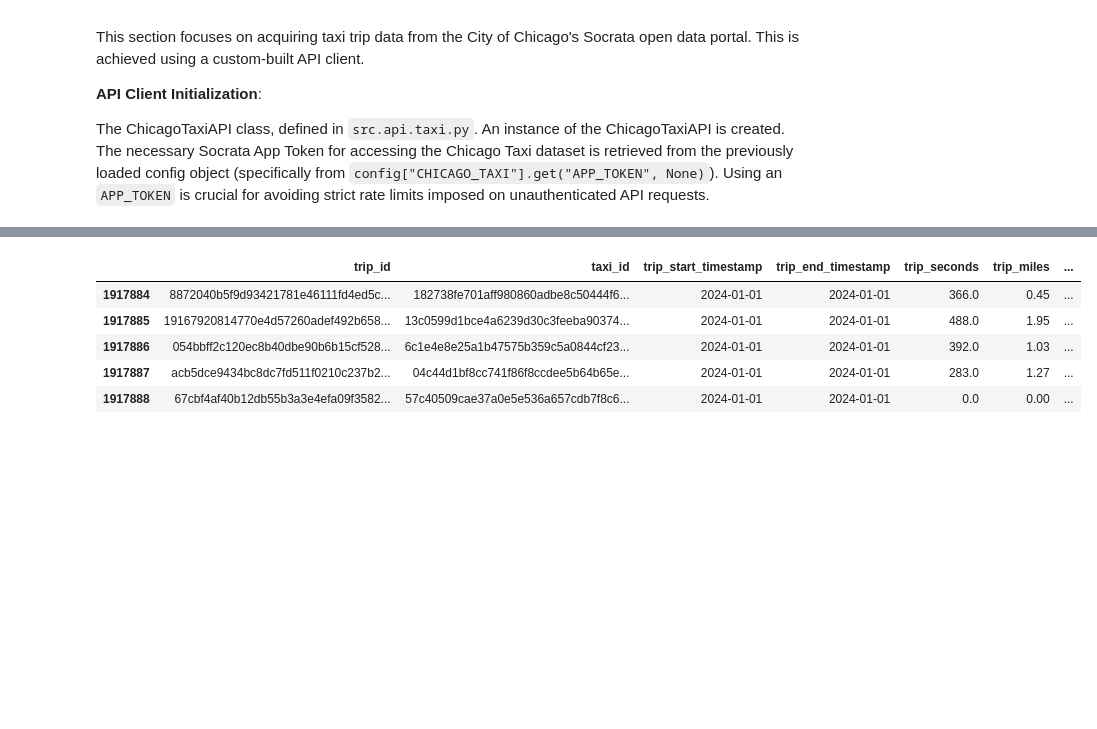
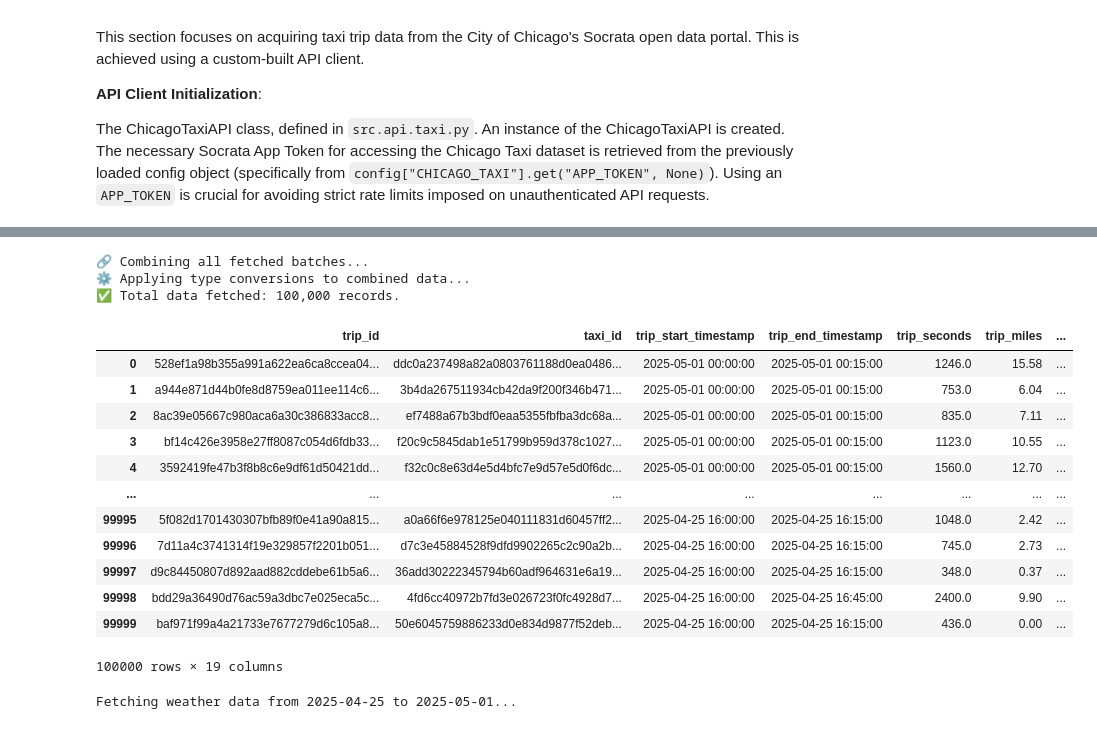
Before and after one commit to rreiners/AAA, a Jupyter notebook: notebooks/01_Data_Preparation.ipynb, the cells around one changed output, grey strips where cells are left out. Drawn from its saved outputs; the diff is of its cells as text; code cells hidden in the pictures; blank space fills up the shorter version.

```diff
--- a/notebooks/01_Data_Preparation.ipynb
+++ b/notebooks/01_Data_Preparation.ipynb
@@ -158,6 +192,8 @@ display(m)
 # %% [output]
 [interactive output not drawn]
 # %%
+raw_data_dir.mkdir(parents=True, exist_ok=True)
+
 df_batch_sample = api.fetch_batch_data(
     select = (
         "trip_id, taxi_id, trip_start_timestamp, trip_end_timestamp, trip_seconds, "
@@ -168,36 +204,54 @@ df_batch_sample = api.fetch_batch_data(
     where=(
         "pickup_centroid_location IS NOT NULL "
         "AND dropoff_centroid_location IS NOT NULL "
-        "AND trip_start_timestamp >= trip_end_timestamp "
+        "AND trip_start_timestamp <= trip_end_timestamp "
         "AND trip_start_timestamp IS NOT NULL"
     ),
-    output_dir=raw_data_dir
+    output_dir=raw_data_dir, records_to_fetch=100000, batch_size=50000
+
 )
+# %% [output]
+🔗 Combining all fetched batches...
+⚙️ Applying type conversions to combined data...
+✅ Total data fetched: 100,000 records.
 # %%
-df_batch_sample.tail()
+df_batch_sample
 # %% [output]
 |  | trip_id | taxi_id | trip_start_timestamp | trip_end_timestamp | trip_seconds | trip_miles | ... |
-| 1917884 | 8872040b5f9d93421781e46111fd4ed5c... | 182738fe701aff980860adbe8c50444f6... | 2024-01-01 | 2024-01-01 | 366.0 | 0.45 | ... |
-| 1917885 | 19167920814770e4d57260adef492b658... | 13c0599d1bce4a6239d30c3feeba90374... | 2024-01-01 | 2024-01-01 | 488.0 | 1.95 | ... |
-| 1917886 | 054bbff2c120ec8b40dbe90b6b15cf528... | 6c1e4e8e25a1b47575b359c5a0844cf23... | 2024-01-01 | 2024-01-01 | 392.0 | 1.03 | ... |
-| 1917887 | acb5dce9434bc8dc7fd511f0210c237b2... | 04c44d1bf8cc741f86f8ccdee5b64b65e... | 2024-01-01 | 2024-01-01 | 283.0 | 1.27 | ... |
-| 1917888 | 67cbf4af40b12db55b3a3e4efa09f3582... | 57c40509cae37a0e5e536a657cdb7f8c6... | 2024-01-01 | 2024-01-01 | 0.0 | 0.00 | ... |
+| 0 | 528ef1a98b355a991a622ea6ca8ccea04... | ddc0a237498a82a0803761188d0ea0486... | 2025-05-01 00:00:00 | 2025-05-01 00:15:00 | 1246.0 | 15.58 | ... |
+| 1 | a944e871d44b0fe8d8759ea011ee114c6... | 3b4da267511934cb42da9f200f346b471... | 2025-05-01 00:00:00 | 2025-05-01 00:15:00 | 753.0 | 6.04 | ... |
+| 2 | 8ac39e05667c980aca6a30c386833acc8... | ef7488a67b3bdf0eaa5355fbfba3dc68a... | 2025-05-01 00:00:00 | 2025-05-01 00:15:00 | 835.0 | 7.11 | ... |
+| 3 | bf14c426e3958e27ff8087c054d6fdb33... | f20c9c5845dab1e51799b959d378c1027... | 2025-05-01 00:00:00 | 2025-05-01 00:15:00 | 1123.0 | 10.55 | ... |
+| 4 | 3592419fe47b3f8b8c6e9df61d50421dd... | f32c0c8e63d4e5d4bfc7e9d57e5d0f6dc... | 2025-05-01 00:00:00 | 2025-05-01 00:15:00 | 1560.0 | 12.70 | ... |
+| ... | ... | ... | ... | ... | ... | ... | ... |
+| 99995 | 5f082d1701430307bfb89f0e41a90a815... | a0a66f6e978125e040111831d60457ff2... | 2025-04-25 16:00:00 | 2025-04-25 16:15:00 | 1048.0 | 2.42 | ... |
+| 99996 | 7d11a4c3741314f19e329857f2201b051... | d7c3e45884528f9dfd9902265c2c90a2b... | 2025-04-25 16:00:00 | 2025-04-25 16:15:00 | 745.0 | 2.73 | ... |
+| 99997 | d9c84450807d892aad882cddebe61b5a6... | 36add30222345794b60adf964631e6a19... | 2025-04-25 16:00:00 | 2025-04-25 16:15:00 | 348.0 | 0.37 | ... |
+| 99998 | bdd29a36490d76ac59a3dbc7e025eca5c... | 4fd6cc40972b7fd3e026723f0fc4928d7... | 2025-04-25 16:00:00 | 2025-04-25 16:45:00 | 2400.0 | 9.90 | ... |
+| 99999 | baf971f99a4a21733e7677279d6c105a8... | 50e6045759886233d0e834d9877f52deb... | 2025-04-25 16:00:00 | 2025-04-25 16:15:00 | 436.0 | 0.00 | ... |
+100000 rows × 19 columns
 # %%
 from src.api.weather import ChicagoWeatherAPI
 from datetime import date
+import pandas as pd
 
 weather_api = ChicagoWeatherAPI()
 
+from src.api.weather import ChicagoWeatherAPI
+import pandas as pd
 
-today = date.today()
-seven_days_ago = today - pd.Timedelta(days=7)
-two_days_ago = today - pd.Timedelta(days=2)
+start_date = df_batch_sample['trip_start_timestamp'].min().date()
+end_date = df_batch_sample['trip_start_timestamp'].max().date()
+
+print(f"Fetching weather data from {start_date} to {end_date}...")
+
+weather_api = ChicagoWeatherAPI()
 
 historical_df = weather_api.get_historical_weather(
-    start_date=seven_days_ago.strftime("%Y-%m-%d"),
-    end_date=two_days_ago.strftime("%Y-%m-%d"),
+    start_date=start_date.strftime("%Y-%m-%d"),
+    end_date=end_date.strftime("%Y-%m-%d"),
     hourly_vars=["temperature_2m", "precipitation", "weather_code", "wind_speed_10m"],
-    daily_vars=["temperature_2m_max", "temperature_2m_min", "precipitation_sum"] # request both
+    daily_vars=["temperature_2m_max", "temperature_2m_min", "precipitation_sum"]
 )
 
 forecast_df = weather_api.get_forecast_weather(
@@ -207,6 +261,20 @@ forecast_df = weather_api.get_forecast_weather(
 )
 
 weather_api.close()
+
+historical_df = historical_df.reset_index()
+historical_df.rename(columns={'time': 'datetime'}, inplace=True)
+historical_df['datetime'] = pd.to_datetime(historical_df['datetime'])
+historical_df['hour'] = historical_df['datetime'].dt.hour
+historical_df['date'] = historical_df['datetime'].dt.date
+
+forecast_df = forecast_df.reset_index()
+forecast_df.rename(columns={'time': 'datetime'}, inplace=True)
+forecast_df['datetime'] = pd.to_datetime(forecast_df['datetime'])
+forecast_df['hour'] = forecast_df['datetime'].dt.hour
+forecast_df['date'] = forecast_df['datetime'].dt.date
+# %% [output]
+Fetching weather data from 2025-04-25 to 2025-05-01...
 # %%
 historical_df
 # %% [output]
```
Also changed, not shown: parts of 38 cells of this notebook, 2 other files.
